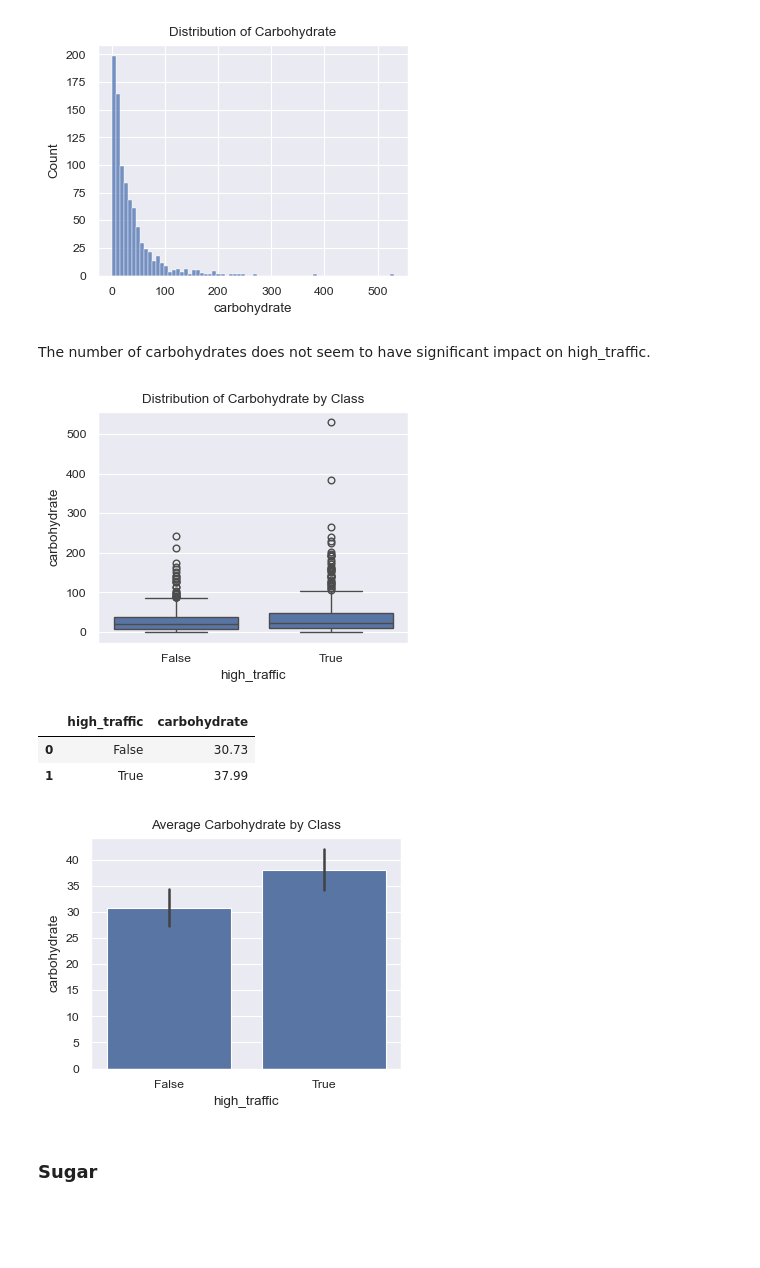
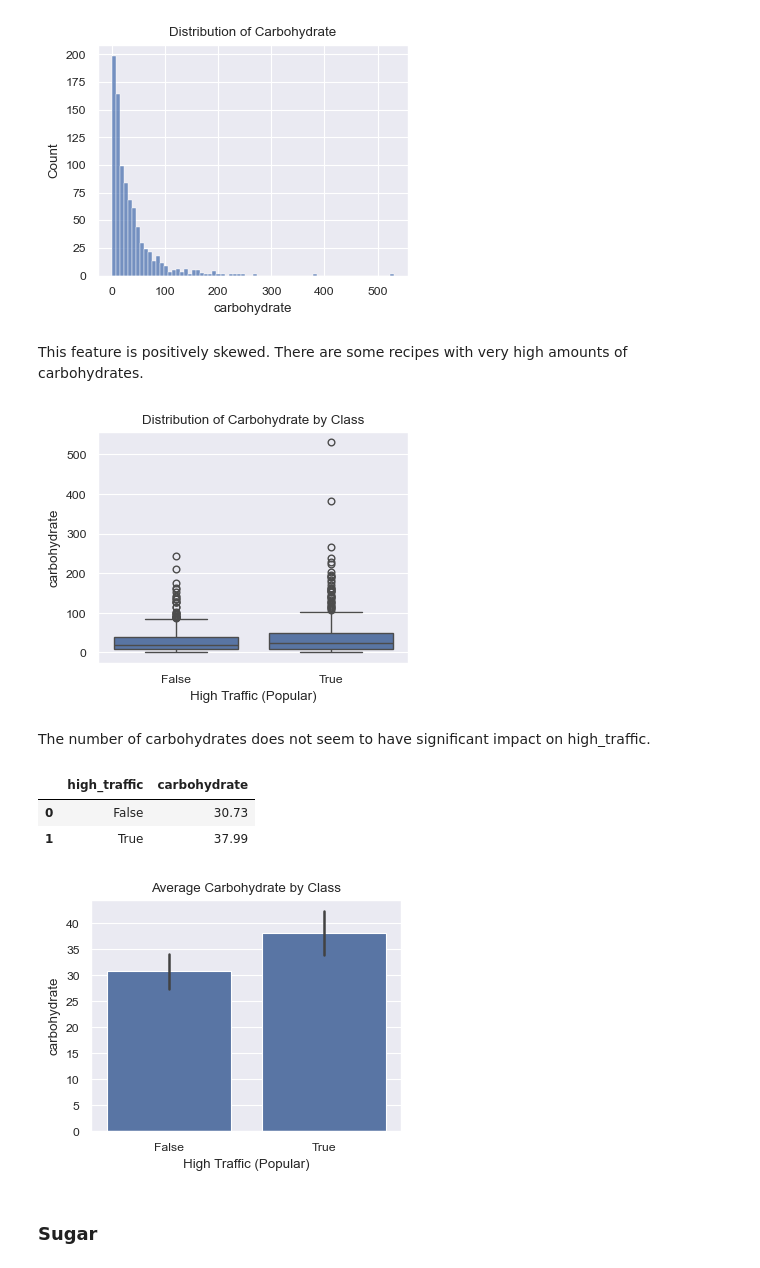
Before and after one commit to sandroarpy/recipe_site_traffic, a Jupyter notebook: notebook.ipynb, the cells around one changed output. Drawn from its saved outputs; the diff is of its cells as text; code cells hidden in the pictures; blank space fills up the shorter version.

```diff
--- a/notebook.ipynb
+++ b/notebook.ipynb
@@ -66,12 +44,8 @@ df['high_traffic'] = np.where(df['high_traffic'].isnull(), False, True)
 # Wrangle 'category' column
 df['category'] = df['category'].str.replace(' Breast', '').astype('category')
 
-# Add column to indicate if all the nutritional facts are displayed on the website
-count_nan_per_row = df[cols].isna().sum(axis=1)
-df['nutritional_facts_label'] = np.where(count_nan_per_row == len(cols), False, True)
-
 # Sort columns
-num_features = ['calories', 'carbohydrate', 'sugar', 'protein', 'servings', 'nutritional_facts_label']
+num_features = ['calories', 'carbohydrate', 'sugar', 'protein', 'servings']
 cat_features = ['category']
 target = ['high_traffic']
 df = df[num_features + cat_features + target]
@@ -192,11 +178,15 @@ sns.histplot(df[feature])
 plt.title('Distribution of Carbohydrate');
 # %% [output]
 [figure]
-# %% [markdown]
-The number of carbohydrates does not seem to have significant impact on high_traffic.
+# %% [markdown]
+This feature is positively skewed. There are some recipes with very high amounts of carbohydrates.
 # %%
+# Plot distribution of Carbohydrate by Class
 sns.boxplot(df, x=target, y=feature)
-plt.title('Distribution of Carbohydrate by Class');
+plt.title('Distribution of Carbohydrate by Class')
+plt.xlabel('High Traffic (Popular)');
 # %% [output]
-[figure, old version]
+[figure, new version]
+# %% [markdown]
+The number of carbohydrates does not seem to have significant impact on high_traffic.
 # %%
@@ -207,10 +197,12 @@ x
 | 0 | False | 30.73 |
 | 1 | True | 37.99 |
 # %%
+# Plot average of Carbohydrates by Class
 sns.barplot(data=df, x=target, y=feature)
-plt.title('Average Carbohydrate by Class');
+plt.title('Average Carbohydrate by Class')
+plt.xlabel('High Traffic (Popular)');
 # %% [output]
-[figure, old version]
+[figure, new version]
 # %% [markdown]
 ### Sugar
 # %%
```
Also changed, not shown: parts of 72 cells of this notebook, 2 other files.
